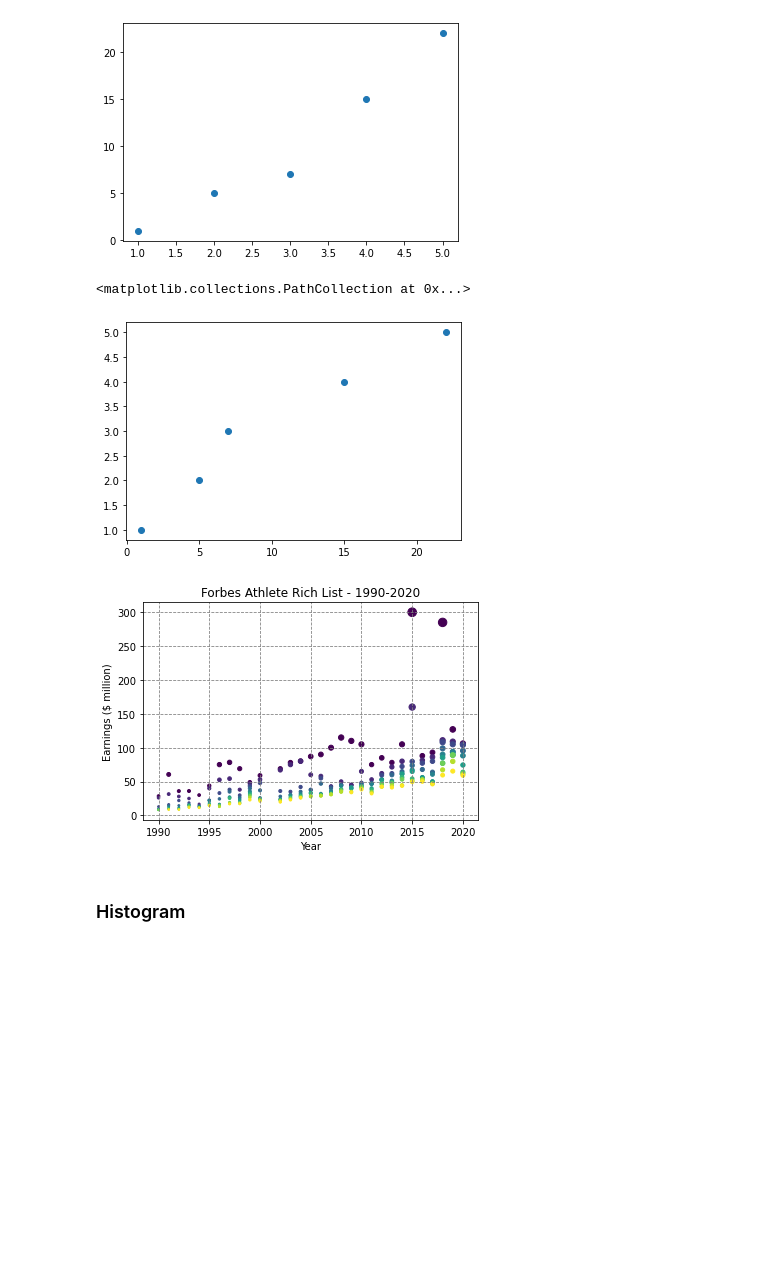
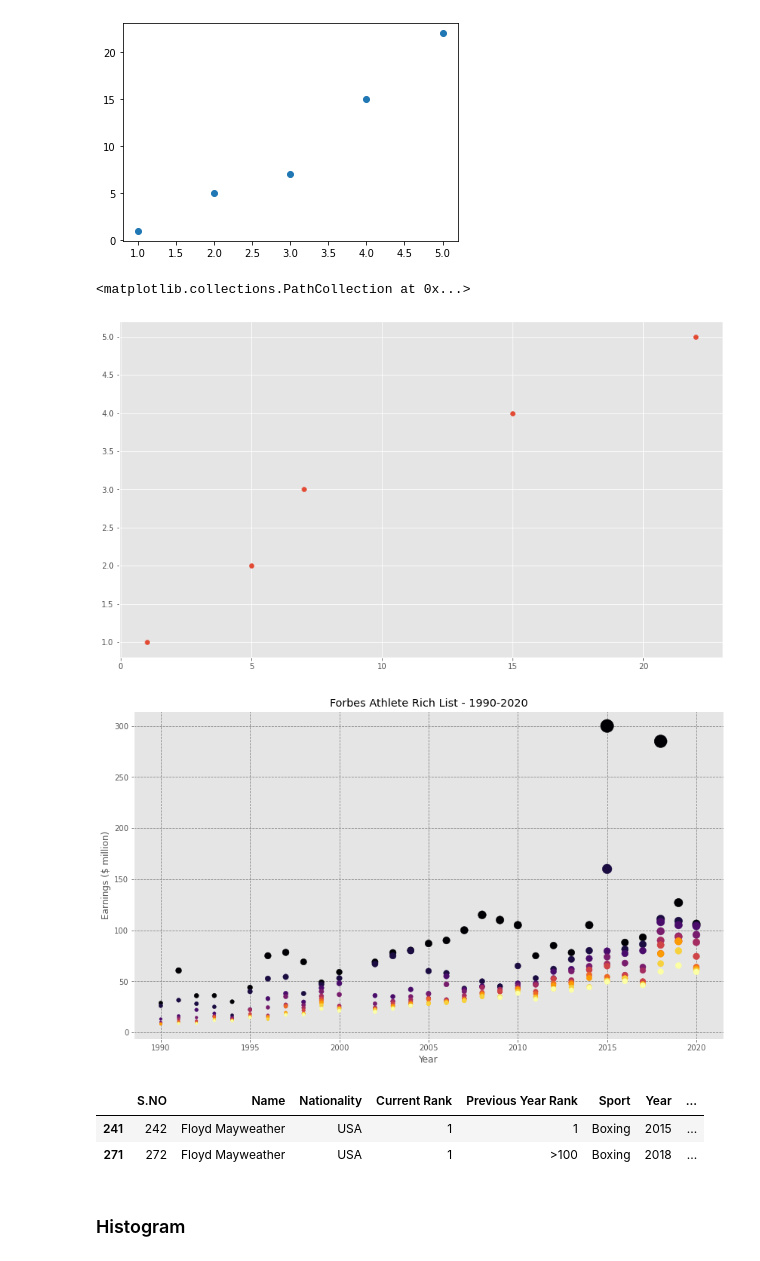
Before and after one commit to andrewjscott/Fundamentals-of-Data-Analysis-Assignment, a Jupyter notebook: pyplot.ipynb, the cells around one changed output. Cells and saved outputs as stored; diff of their text form; code cells hidden in the pictures; blank space fills up the shorter version.

```diff
--- a/pyplot.ipynb
+++ b/pyplot.ipynb
@@ -113,25 +113,47 @@ plt.plot(a, b, 'o')
 [<matplotlib.lines.Line2D at 0x...>]
 [figure]
 # %%
+# We can also change the plot style
+# https://tonysyu.github.io/raw_content/matplotlib-style-gallery/gallery.html
+
+# Change the style of plots.
+plt.style.use('ggplot')
+
+# Change the default size of plots
+plt.rcParams["figure.figsize"] = (14, 8)
+
 # The same simple scatterplot using plt.scatter, with axes swapped
 plt.scatter(b, a)
 # %% [output]
 <matplotlib.collections.PathCollection at 0x...>
-[figure, old version]
+[figure, new version]
 # %%
 # A plot using Forbes dataframe
 # Using "s=df["earnings ($ million)"]" changes the size of the points based on that variables' value
 # Using "c=df["Current Rank"]" changes that colour of the plot point, in this instance based on ranking
 plt.scatter(x=df["Year"], y=df["earnings ($ million)"],
-s=df["earnings ($ million)"],c=df["Current Rank"], marker='.')
+            s=df["earnings ($ million)"],c=df["Current Rank"], marker='o',
+           cmap = 'inferno')
 
 # Adding titles and labels to plot
 plt.title("Forbes Athlete Rich List - 1990-2020")
 plt.xlabel("Year")
 plt.ylabel("Earnings ($ million)")
 plt.grid(True, color='gray', linestyle = "--")
+
+# Save the output plot
+plt.savefig('ForbesRichScatter.png')
 # %% [output]
-[figure, old version]
+[figure, new version]
+# %%
+# We can see on the plot that there are only two entries above $200m
+# We can look and see that Floyd Mayweather is an outlier, twice earning
+# almost double the athlete in 2nd place
+df[df['earnings ($ million)'] >= 250]
+# %% [output]
+|  | S.NO | Name | Nationality | Current Rank | Previous Year Rank | Sport | Year | ... |
+| 241 | 242 | Floyd Mayweather | USA | 1 | 1 | Boxing | 2015 | ... |
+| 271 | 272 | Floyd Mayweather | USA | 1 | >100 | Boxing | 2018 | ... |
 # %% [markdown]
 ### Histogram
 # %%
```
Also changed, not shown: parts of 12 cells of this notebook, 1 other file.
